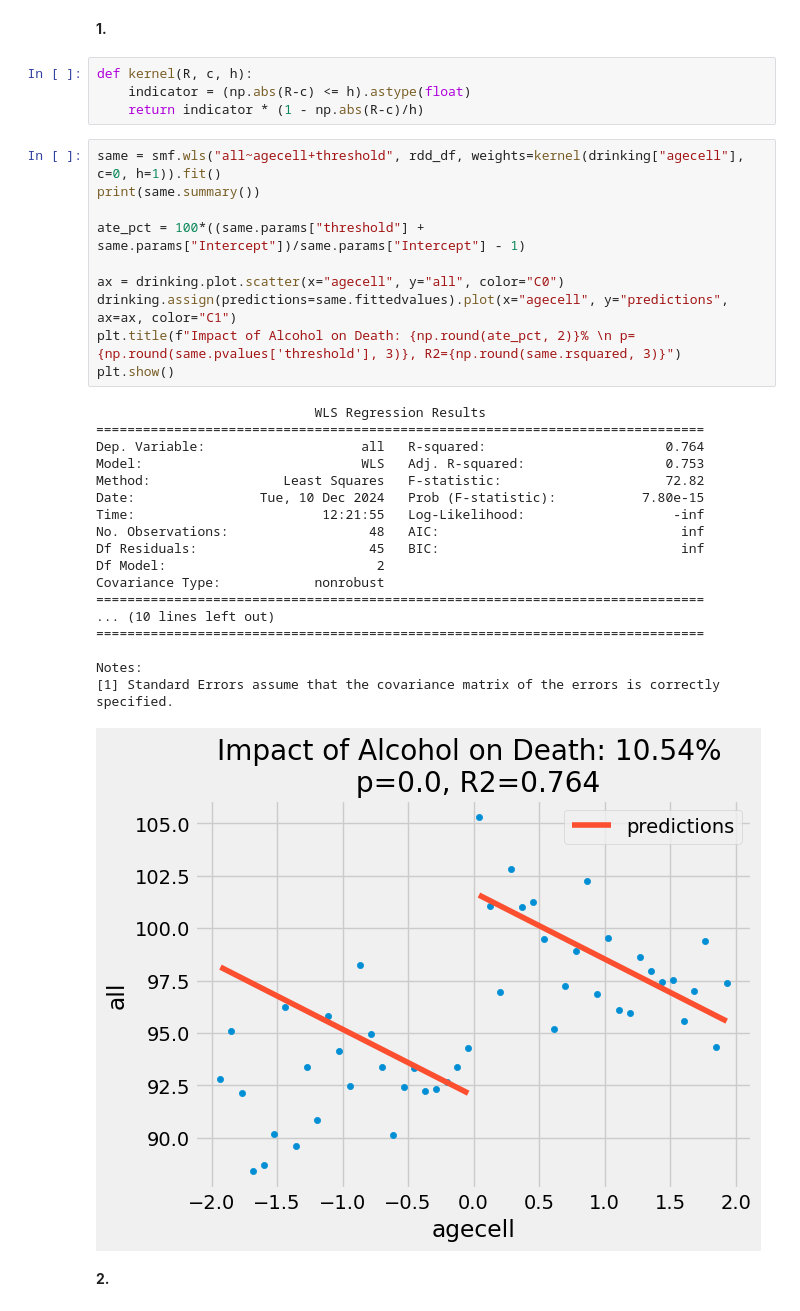
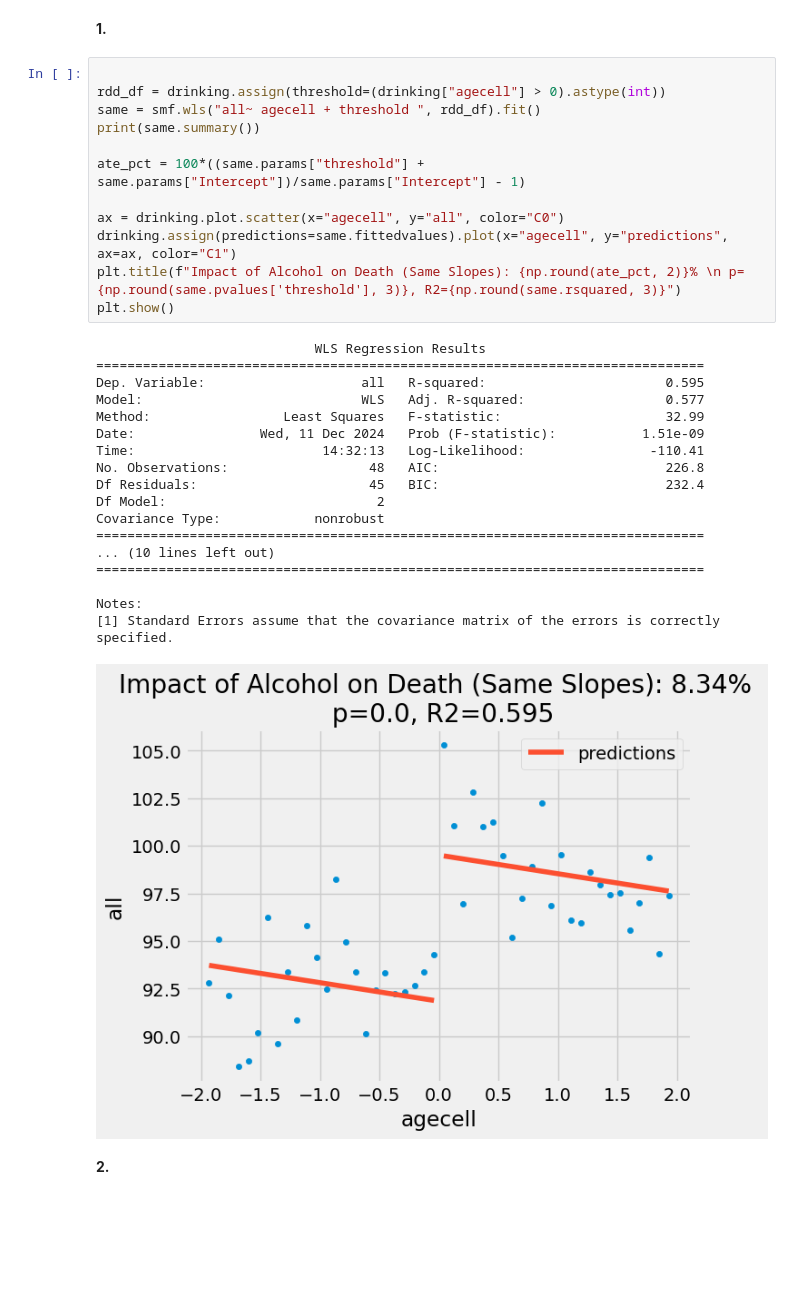
Before and after one commit to viggopatel/QM2-real, a Jupyter notebook: notebooks/W09. Regression Discontinuity.ipynb, the cells around one changed output. Saved outputs shown, nothing was run; the diff lists cells and outputs as text; blank space fills up the shorter version.

```diff
--- a/notebooks/W09. Regression Discontinuity.ipynb
+++ b/notebooks/W09. Regression Discontinuity.ipynb
@@ -239,39 +239,37 @@ You'll remember from the lecture slides that the model we've fit above is a line
 Pay attention to the treatment effect. Is it consistent across models? Which model has the highest treatment effect? Which model fits the best?
 # %% [markdown]
 **1.**
-# %%
-def kernel(R, c, h):
-    indicator = (np.abs(R-c) <= h).astype(float)
-    return indicator * (1 - np.abs(R-c)/h)
 # %%
-same = smf.wls("all~agecell+threshold", rdd_df, weights=kernel(drinking["agecell"], c=0, h=1)).fit()
+
+rdd_df = drinking.assign(threshold=(drinking["agecell"] > 0).astype(int))
+same = smf.wls("all~ agecell + threshold ", rdd_df).fit()
 print(same.summary())
 
 ate_pct = 100*((same.params["threshold"] + same.params["Intercept"])/same.params["Intercept"] - 1)
 
 ax = drinking.plot.scatter(x="agecell", y="all", color="C0")
 drinking.assign(predictions=same.fittedvalues).plot(x="agecell", y="predictions", ax=ax, color="C1")
-plt.title(f"Impact of Alcohol on Death: {np.round(ate_pct, 2)}% \n p={np.round(same.pvalues['threshold'], 3)}, R2={np.round(same.rsquared, 3)}")
+plt.title(f"Impact of Alcohol on Death (Same Slopes): {np.round(ate_pct, 2)}% \n p={np.round(same.pvalues['threshold'], 3)}, R2={np.round(same.rsquared, 3)}")
 plt.show()
 # %% [output]
                             WLS Regression Results
 ==============================================================================
-Dep. Variable:                    all   R-squared:                       0.764
-Model:                            WLS   Adj. R-squared:                  0.753
-Method:                 Least Squares   F-statistic:                     72.82
-Date:                Tue, 10 Dec 2024   Prob (F-statistic):           7.80e-15
-Time:                        12:21:55   Log-Likelihood:                   -inf
-No. Observations:                  48   AIC:                               inf
-Df Residuals:                      45   BIC:                               inf
+Dep. Variable:                    all   R-squared:                       0.595
+Model:                            WLS   Adj. R-squared:                  0.577
+Method:                 Least Squares   F-statistic:                     32.99
+Date:                Wed, 11 Dec 2024   Prob (F-statistic):           1.51e-09
+Time:                        14:32:13   Log-Likelihood:                -110.41
+No. Observations:                  48   AIC:                             226.8
+Df Residuals:                      45   BIC:                             232.4
 Df Model:                           2
 Covariance Type:            nonrobust
 ==============================================================================
 ... (10 lines left out)
 ==============================================================================
 
 Notes:
 [1] Standard Errors assume that the covariance matrix of the errors is correctly specified.
-[figure, old version]
+[figure, new version]
 # %% [markdown]
 **2.**
 # %%
```
Also changed, not shown: parts of 5 cells of this notebook.
